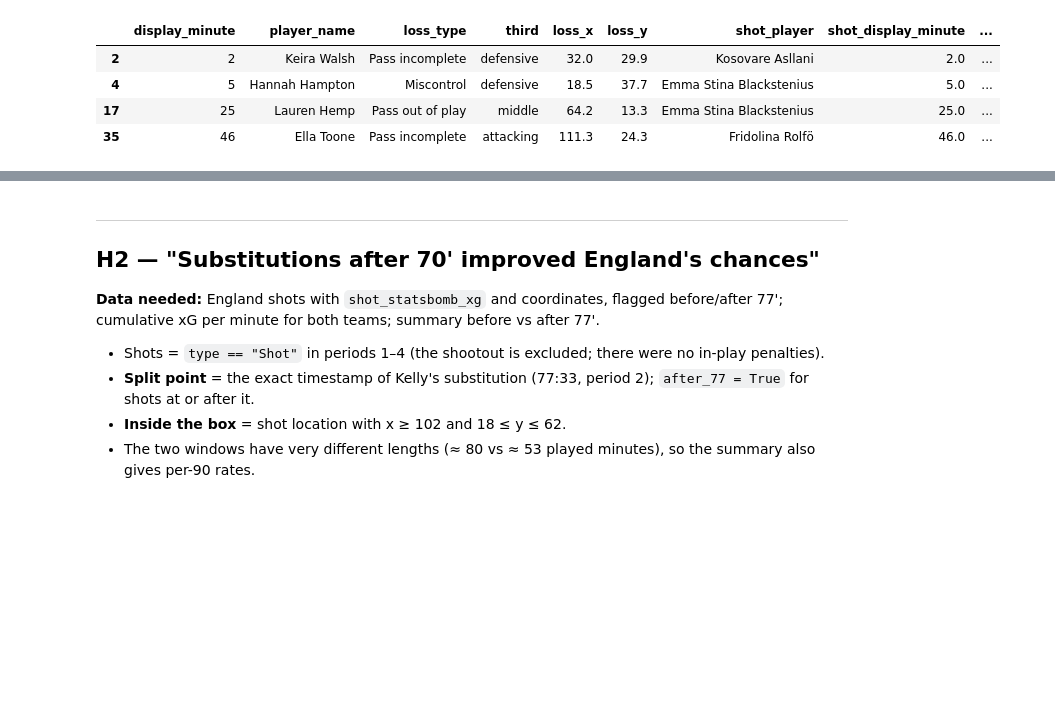
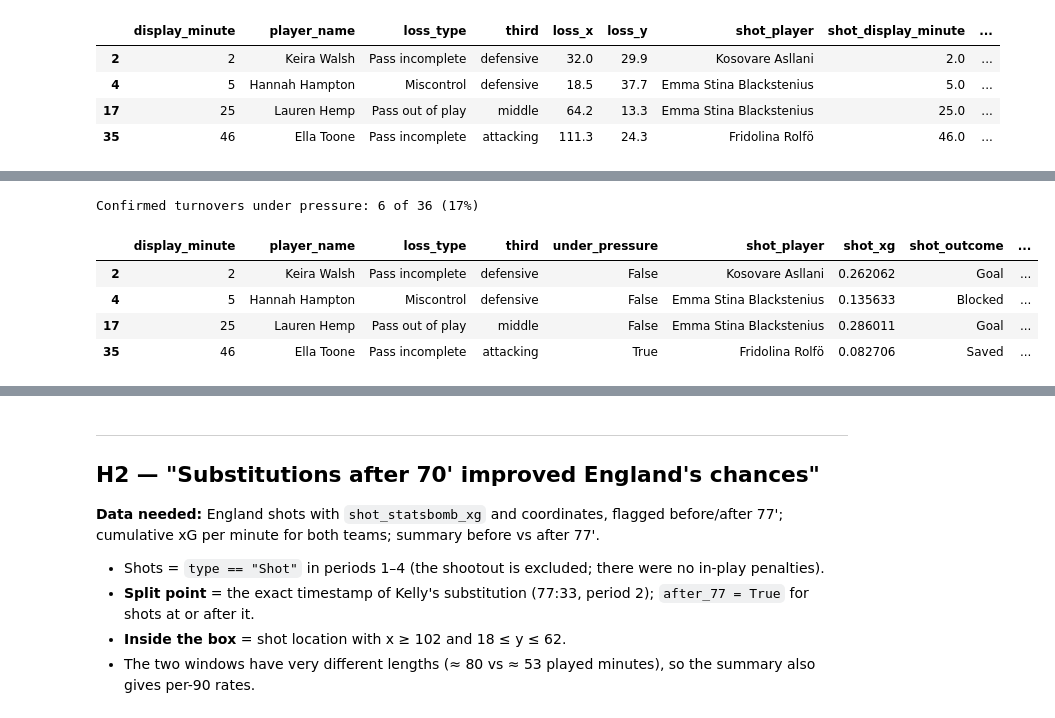
Before and after one commit to belorussky-football/womens-euro-2025-sweden-england-comeback, a Jupyter notebook: notebooks/02_analysis_prep.ipynb, the cells around one changed output, grey strips where cells are left out. Saved outputs shown, nothing was run; the diff lists cells and outputs as text; code cells hidden in the pictures; blank space fills up the shorter version.

```diff
--- a/notebooks/02_analysis_prep.ipynb
+++ b/notebooks/02_analysis_prep.ipynb
@@ -399,0 +406,14 @@ h1_turnovers[h1_turnovers.led_to_sweden_shot][[
+# %%
+print(f"Confirmed turnovers under pressure: {h1_turnovers.under_pressure.sum()} of {len(h1_turnovers)} "
+      f"({h1_turnovers.under_pressure.mean():.0%})")
+h1_turnovers[h1_turnovers.led_to_sweden_shot][[
+    "display_minute", "player_name", "loss_type", "third", "under_pressure",
+    "shot_player", "shot_xg", "shot_outcome", "led_to_goal",
+]]
+# %% [output]
+Confirmed turnovers under pressure: 6 of 36 (17%)
+|  | display_minute | player_name | loss_type | third | under_pressure | shot_player | shot_xg | shot_outcome | ... |
+| 2 | 2 | Keira Walsh | Pass incomplete | defensive | False | Kosovare Asllani | 0.262062 | Goal | ... |
+| 4 | 5 | Hannah Hampton | Miscontrol | defensive | False | Emma Stina Blackstenius | 0.135633 | Blocked | ... |
+| 17 | 25 | Lauren Hemp | Pass out of play | middle | False | Emma Stina Blackstenius | 0.286011 | Goal | ... |
+| 35 | 46 | Ella Toone | Pass incomplete | attacking | True | Fridolina Rolfö | 0.082706 | Saved | ... |
```
Also changed, not shown: parts of 10 cells of this notebook.
